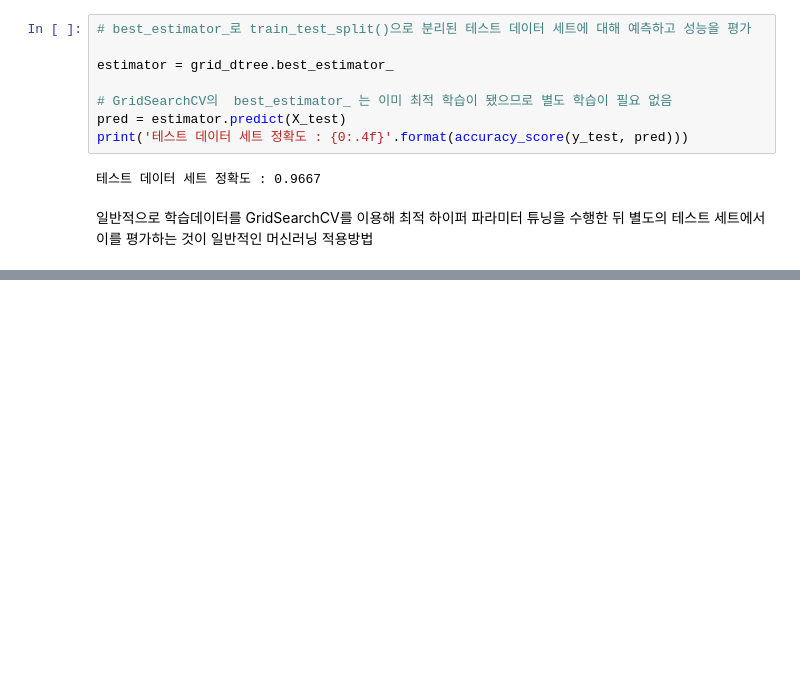
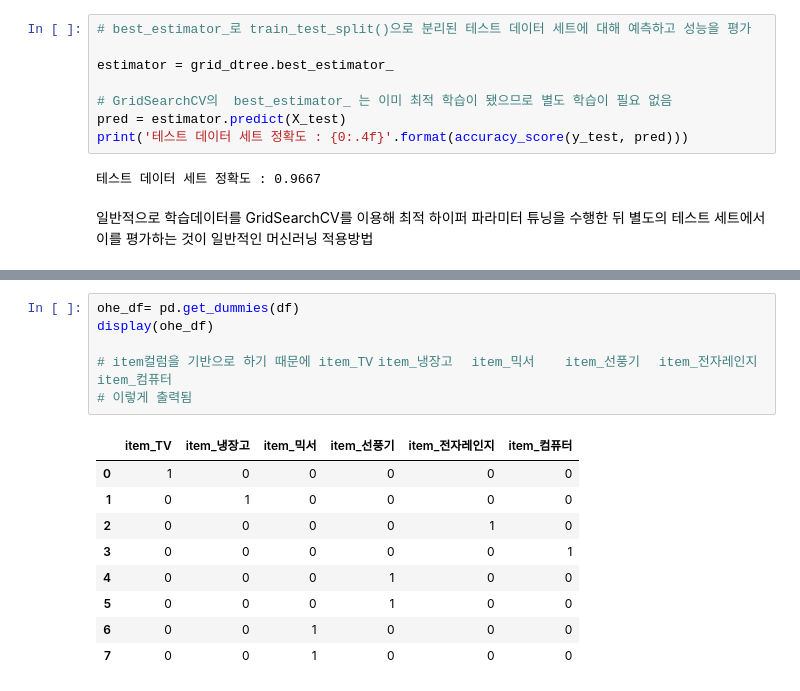
Before and after one commit to yul77/hmkd1-2023, a Jupyter notebook: 머신러닝/자습/사이킷런.ipynb, the cells around one changed output, grey strips where cells are left out. Drawn from its saved outputs; the diff is of its cells as text; blank space fills up the shorter version.

```diff
--- a/머신러닝/자습/사이킷런.ipynb
+++ b/머신러닝/자습/사이킷런.ipynb
@@ -672,0 +771,16 @@ print('테스트 데이터 세트 정확도 : {0:.4f}'.format(accuracy_score(y_t
+# %%
+ohe_df= pd.get_dummies(df)
+display(ohe_df)
+
+# item컬럼을 기반으로 하기 때문에 item_TV	item_냉장고	item_믹서	item_선풍기	item_전자레인지	item_컴퓨터
+# 이렇게 출력됨
+# %% [output]
+|  | item_TV | item_냉장고 | item_믹서 | item_선풍기 | item_전자레인지 | item_컴퓨터 |
+| 0 | 1 | 0 | 0 | 0 | 0 | 0 |
+| 1 | 0 | 1 | 0 | 0 | 0 | 0 |
+| 2 | 0 | 0 | 0 | 0 | 1 | 0 |
+| 3 | 0 | 0 | 0 | 0 | 0 | 1 |
+| 4 | 0 | 0 | 0 | 1 | 0 | 0 |
+| 5 | 0 | 0 | 0 | 1 | 0 | 0 |
+| 6 | 0 | 0 | 1 | 0 | 0 | 0 |
+| 7 | 0 | 0 | 1 | 0 | 0 | 0 |
```
Also changed, not shown: parts of 15 cells of this notebook.
